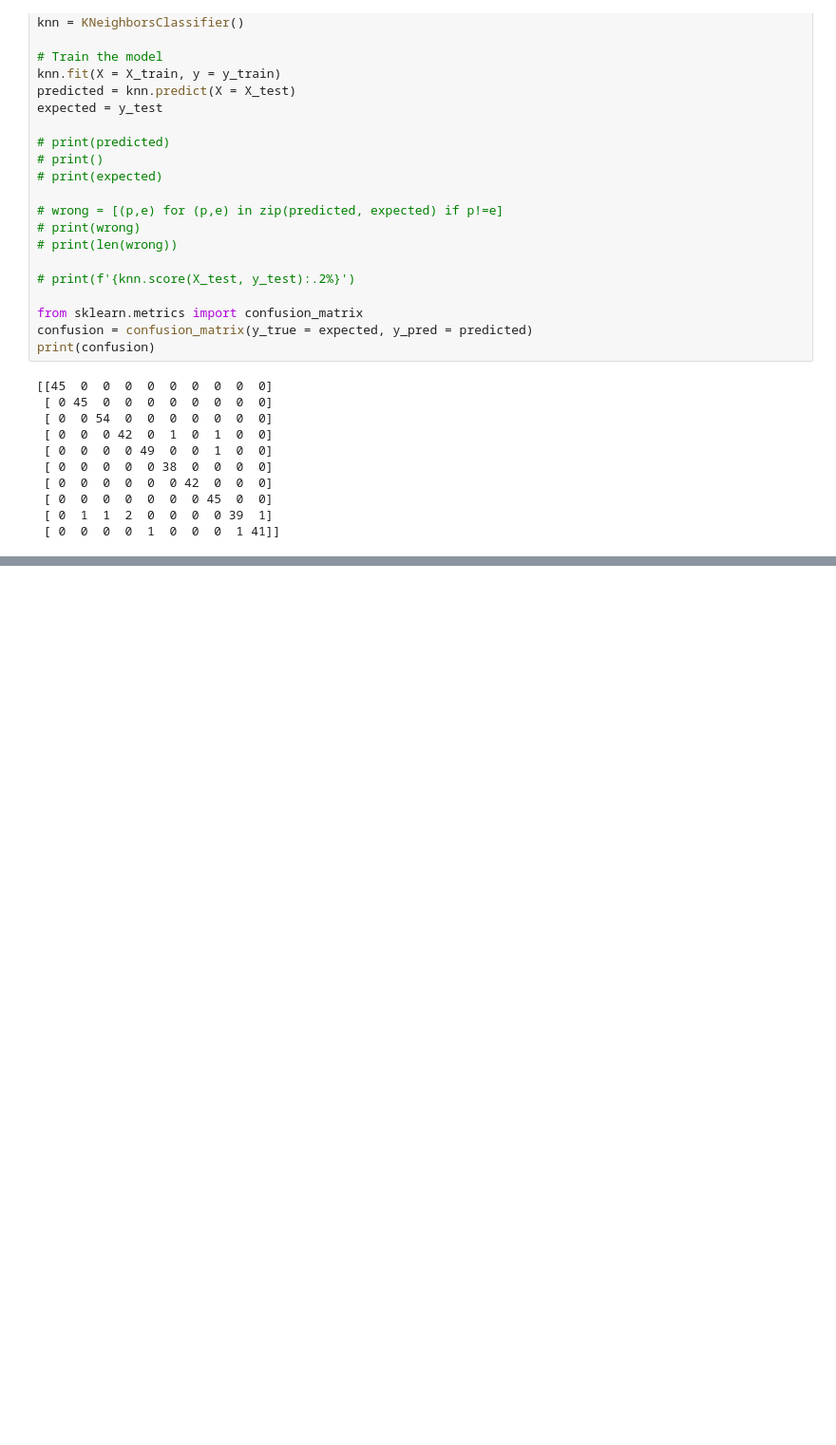
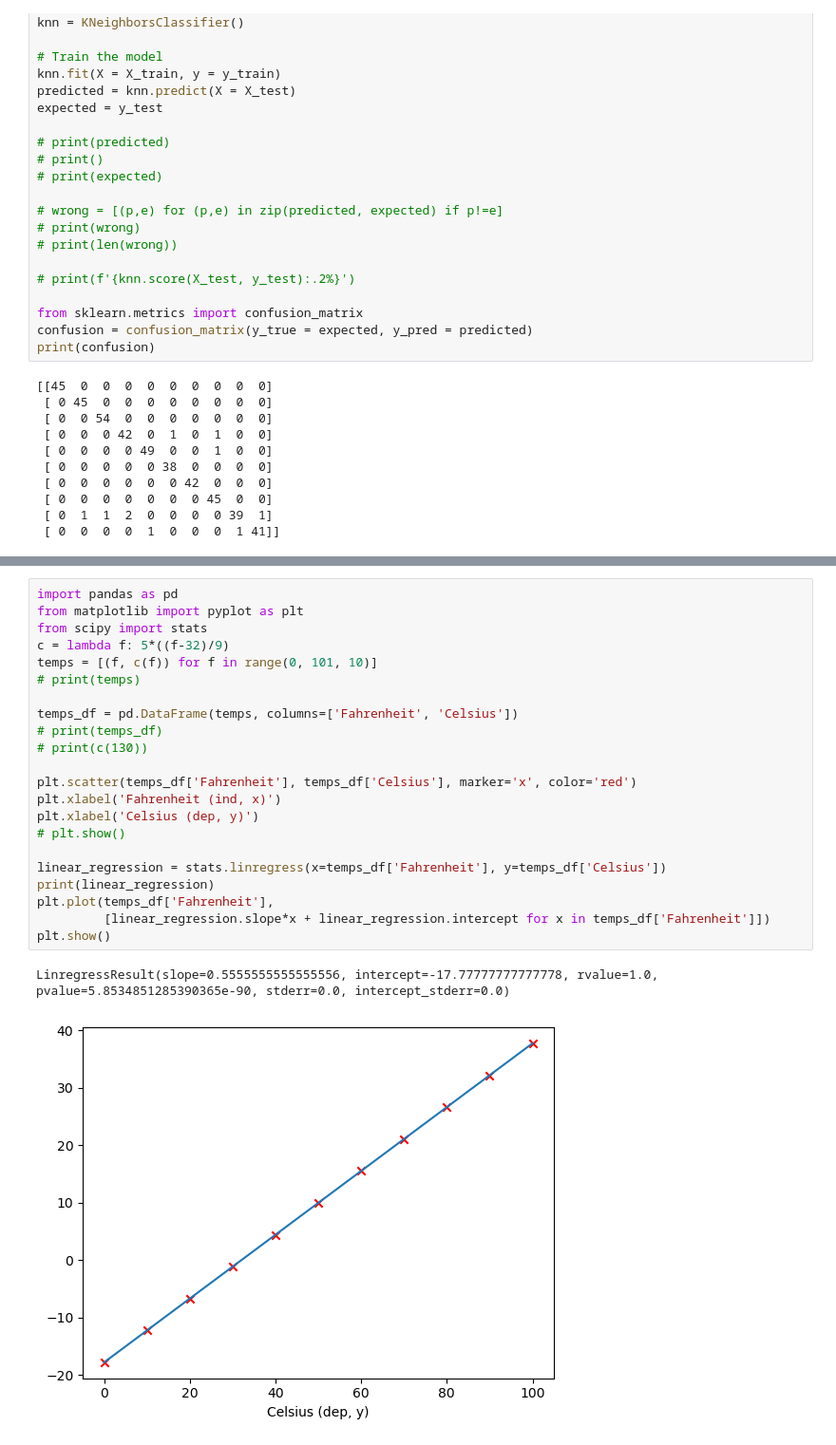
Before and after one commit to Sidhant701/6th-Sem, a Jupyter notebook: Python/Lab7/MachineLearning.ipynb, the cells around one changed output, grey strips where cells are left out. Shown at 95% size. Cells and saved outputs as stored; diff of their text form; blank space fills up the shorter version.

```diff
--- a/Python/Lab7/MachineLearning.ipynb
+++ b/Python/Lab7/MachineLearning.ipynb
@@ -131,0 +210,25 @@ weighted avg       0.98      0.98      0.98       450
+# %%
+import pandas as pd
+from matplotlib import pyplot as plt
+from scipy import stats
+c = lambda f: 5*((f-32)/9)
+temps = [(f, c(f)) for f in range(0, 101, 10)]
+# print(temps)
+
+temps_df = pd.DataFrame(temps, columns=['Fahrenheit', 'Celsius'])
+# print(temps_df)
+# print(c(130))
+
+plt.scatter(temps_df['Fahrenheit'], temps_df['Celsius'], marker='x', color='red')
+plt.xlabel('Fahrenheit (ind, x)')
+plt.xlabel('Celsius (dep, y)')
+# plt.show()
+
+linear_regression = stats.linregress(x=temps_df['Fahrenheit'], y=temps_df['Celsius'])
+print(linear_regression)
+plt.plot(temps_df['Fahrenheit'],
+         [linear_regression.slope*x + linear_regression.intercept for x in temps_df['Fahrenheit']])
+plt.show()
+# %% [output]
+LinregressResult(slope=0.5555555555555556, intercept=-17.77777777777778, rvalue=1.0, pvalue=5.8534851285390365e-90, stderr=0.0, intercept_stderr=0.0)
+[figure, added]
```
Also changed, not shown: parts of 12 cells of this notebook, 23 other files.
